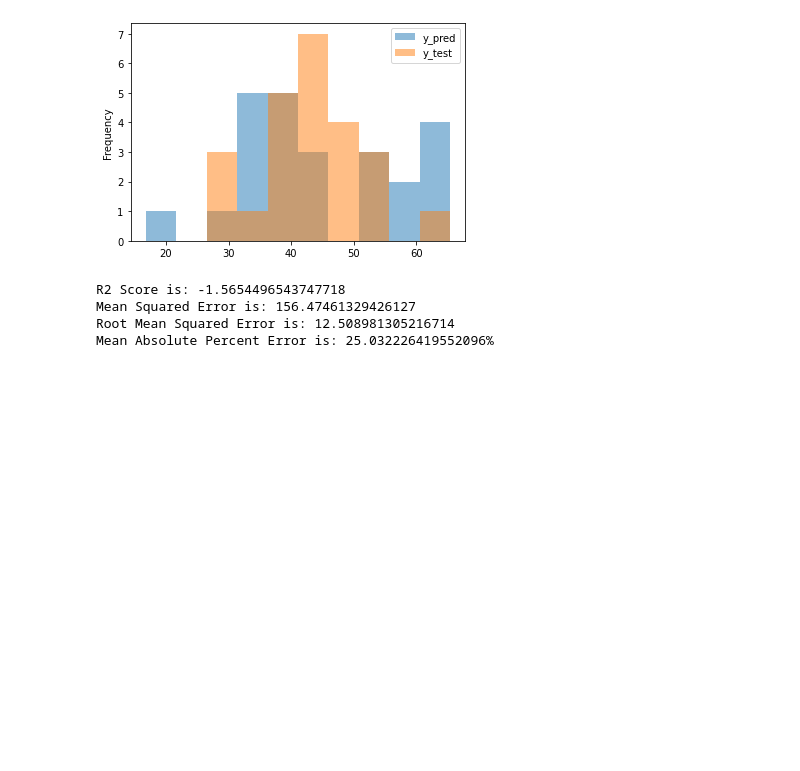
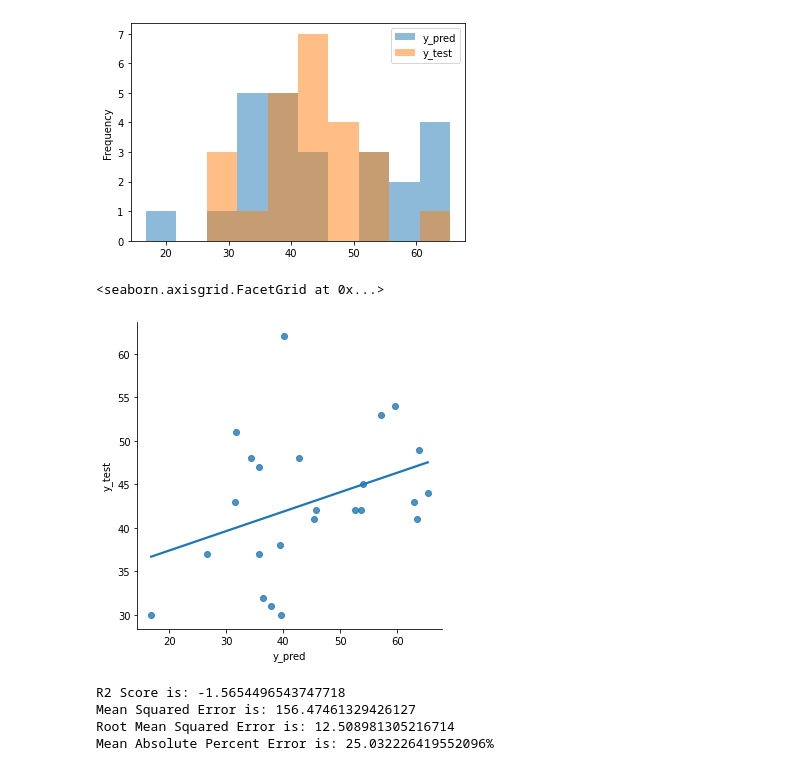
Before and after one commit to JosiahGuy/DS320Project, a Jupyter notebook: college_football_combined.ipynb, the cells around one changed output. Cells and saved outputs as stored; diff of their text form; code cells hidden in the pictures; blank space fills up the shorter version.

```diff
--- a/college_football_combined.ipynb
+++ b/college_football_combined.ipynb
@@ -345,6 +346,13 @@ df3.plot.hist(alpha = 0.5)
 <AxesSubplot:ylabel='Frequency'>
 <Figure size 432x288 with 0 Axes>
 [figure]
+# %%
+# Visualize pred and test (scatterplot)
+
+sns.lmplot(x='y_pred',y='y_test',data=df3,fit_reg=True,ci=False)
+# %% [output]
+<seaborn.axisgrid.FacetGrid at 0x...>
+[figure, added]
 # %%
 # Evaluation Metrics
 # 1.0 is best for r2
```
Also changed, not shown: parts of 20 cells of this notebook, 3 other files.
